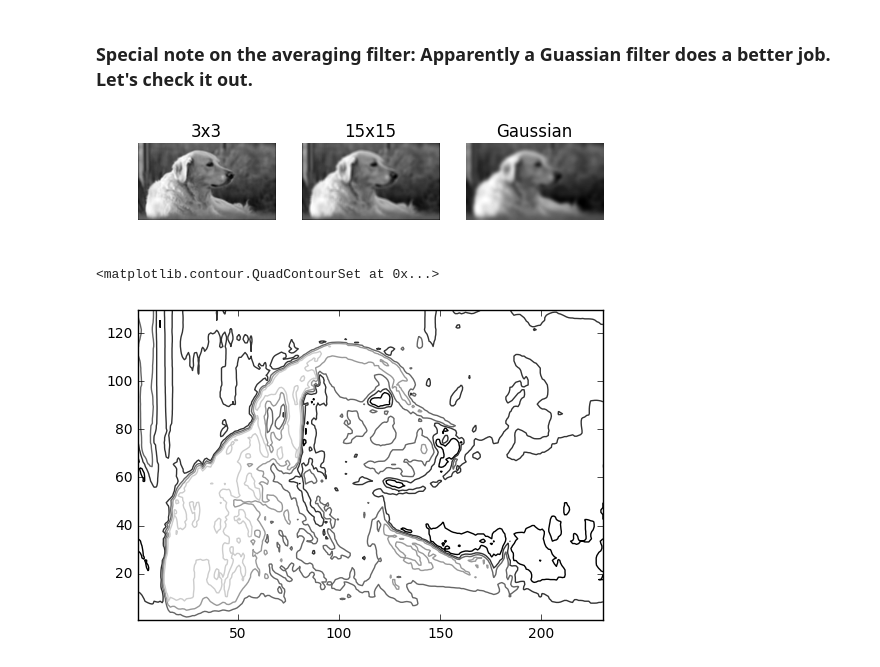
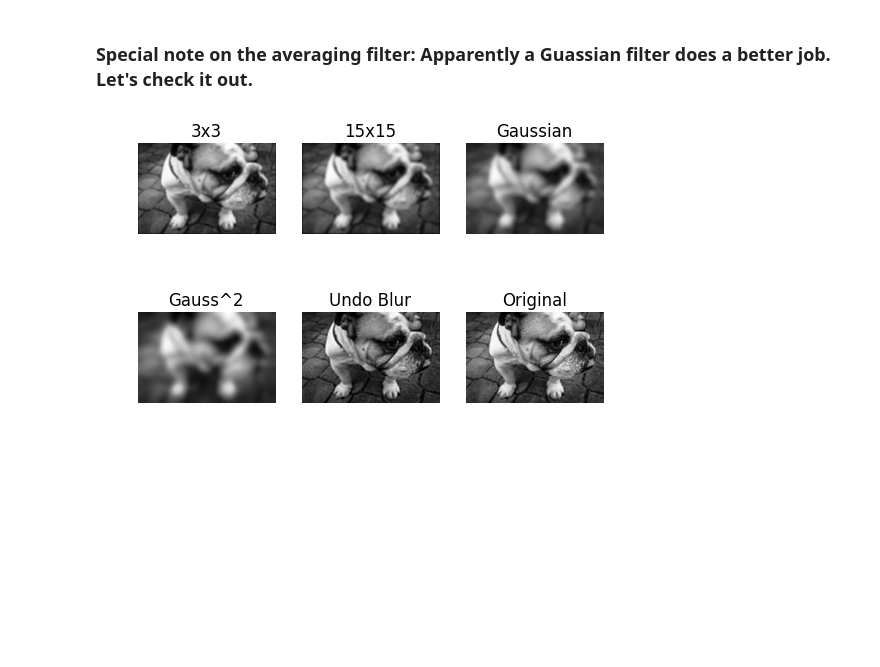
Before and after one commit to gtang31/cv, a Jupyter notebook: notebooks/gtang.ipynb, the cells around one changed output. Saved outputs shown, nothing was run; the diff lists cells and outputs as text; code cells hidden in the pictures; blank space fills up the shorter version.

```diff
--- a/notebooks/gtang.ipynb
+++ b/notebooks/gtang.ipynb
@@ -20,6 +21,6 @@ def show_images(image_list, row=1, col=1):
     for idx, ele in enumerate(image_list):
         plt.subplot(row, col, idx+1)
         plt.title(ele[0])
-        plt.imshow(ele[1])
+        plt.imshow(ele[1], cmap="Greys_r")  # need to specifically tell subplot to show grayscaled images
         plt.axis("off")
 # %% [markdown]
@@ -26,6 +28,6 @@ def show_images(image_list, row=1, col=1):
 ### I have a JSON file that contains all a bunch of dog pictures in various format (via Pexel API). The following block of code loads those images into memory
 # %%
-with open("../dump_1.json", "r", encoding="utf-8") as fr:
+with open("../image_dump/dogs/dump_1.json", "r", encoding="utf-8") as fr:
     j = json.load(fr)
 
 # 250 images. Each image has a width of 180px and height of 130px. Will definitely need to pull more images.
@@ -159,7 +166,7 @@ blur_im = Image.fromarray(np.uint8(signal.convolve2d(np_im_gray, blur_kernel, mo
 intensity_kernel = np.array([[0,0,0], [0,2,0], [0,0,0]])
 intensity_im = Image.fromarray(np.uint8(signal.convolve2d(np_im_gray, intensity_kernel, mode="same")))
 
-sharpen_kernel = intensity_kernal - blur_kernal
+sharpen_kernel = intensity_kernel - blur_kernel
 sharpen_im = Image.fromarray(signal.convolve2d(np_im_gray, sharpen_kernel, mode="same"))
 images = [("blur", blur_im), ("original", original), ("sharpen", sharpen_im), ("intensify", intensity_im)]
 
@@ -169,21 +176,22 @@ show_images(images, 2, 2)
 # %% [markdown]
 ### Special note on the averaging filter: Apparently a Guassian filter does a better job. Let's check it out.
 # %%
-from scipy.ndimage import filters
-
-# second argument is the standard deviation. As STD goes up, the "bluriness" of the image also increases
+# The second gaussian filter argument is the standard deviation. As STD goes up, the "bluriness" of the image also increases.
+# This is due to the inclusion of faraway pixels being calculated into the new convolved image (although pixels further away carry less weight).
 gauss_im = Image.fromarray(filters.gaussian_filter(np_im_gray, 3))
 
+# The convolution operation is associate, so we can keep convolving a filter with itself to amplify its effect.
+guass_squared_im = Image.fromarray(filters.gaussian_filter(filters.gaussian_filter(np_im_gray, 3), 3))
+
+# the original blurring filters
 blur_kernel_2 = np.ones((5,5))/(5**2)  # try adjusting the filter size and value
 blur_im_2 = Image.fromarray(np.uint8(signal.convolve2d(np_im_gray, blur_kernel_2, mode="same")))
 
-show_images([("3x3", blur_im), ("15x15", blur_im_2), ("Gaussian", gauss_im)], 1, 3)
+# let's see if we can "undo" the blurring effects with a sharpen^2 filter
+undo_blur_im = Image.fromarray(signal.convolve2d(signal.convolve2d(np.array(blur_im), sharpen_kernel, mode="same"), sharpen_kernel, mode="same"))
+
+show_images([("3x3", blur_im), ("15x15", blur_im_2), ("Gaussian", gauss_im), ("Gauss^2", guass_squared_im), ("Undo Blur", undo_blur_im), ("Original", np_im_gray)], 2, 3)
+
+# Comparison of different sized filters and the Gaussian filter. The Gaussian is clearly more superior.
 # %% [output]
-[figure, old version]
+[figure, new version]
-# %%
-from pylab import gray, contour
-gray()
-contour(im.convert("L"), origin="image")
-# %% [output]
-<matplotlib.contour.QuadContourSet at 0x...>
-[figure, removed]
```
Also changed, not shown: parts of 16 cells of this notebook, 2 other files.
